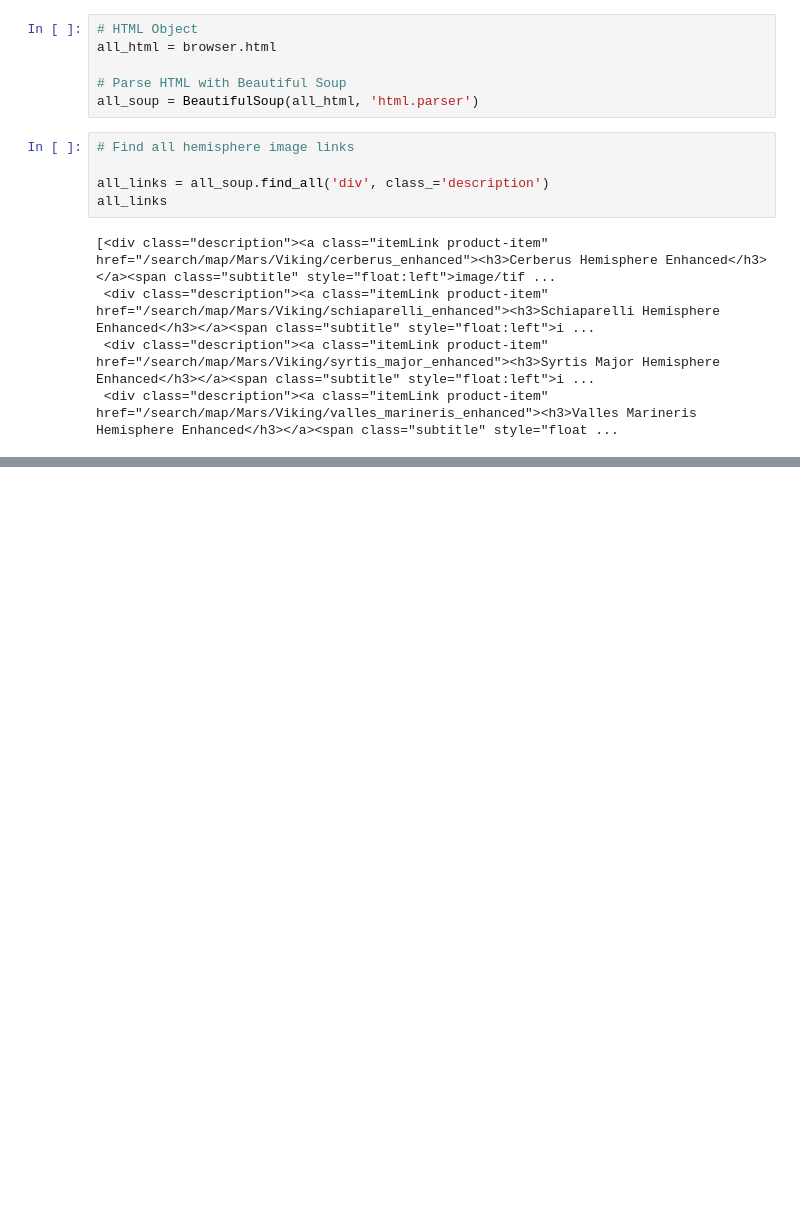
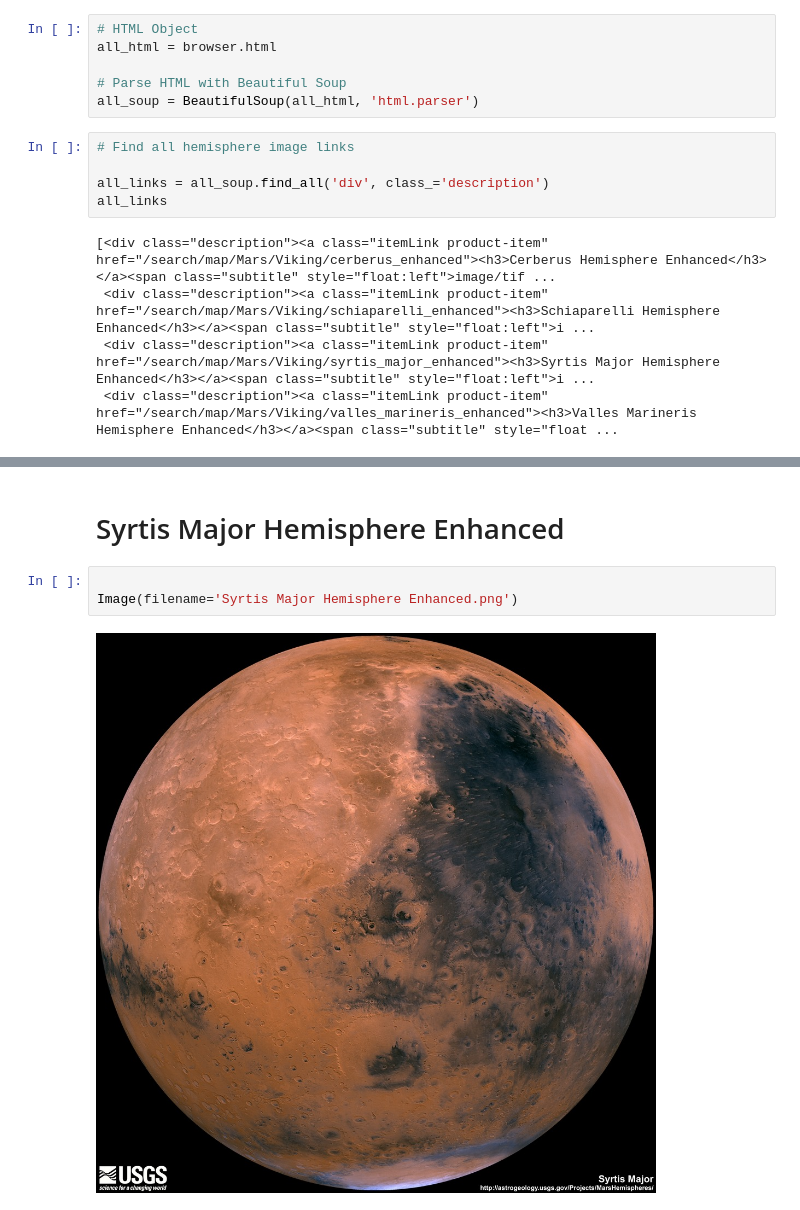
Before and after one commit to dayothompson/Web_Scraping, a Jupyter notebook: Missions_to_Mars/Mission_to_Mars.ipynb, the cells around one changed output, grey strips where cells are left out. Saved outputs shown, nothing was run; the diff lists cells and outputs as text; blank space fills up the shorter version.

```diff
--- a/Missions_to_Mars/Mission_to_Mars.ipynb
+++ b/Missions_to_Mars/Mission_to_Mars.ipynb
@@ -254,0 +281,7 @@ https://astrogeology.usgs.gov/search/map/Mars/Viking/valles_marineris_enhanced
+# %% [markdown]
+# Syrtis Major Hemisphere Enhanced
+# %%
+
+Image(filename='Syrtis Major Hemisphere Enhanced.png')
+# %% [output]
+[figure, added]
```
Also changed, not shown: parts of 8 cells of this notebook.
